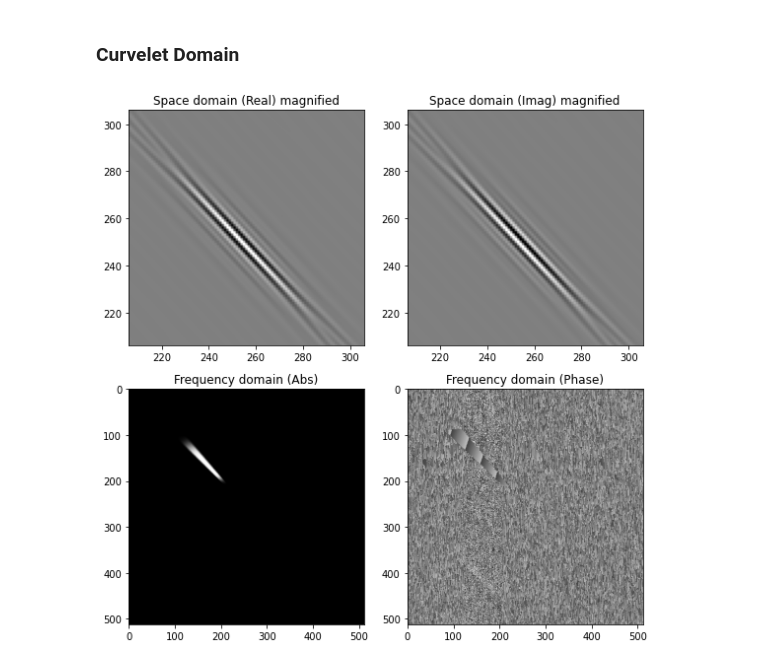
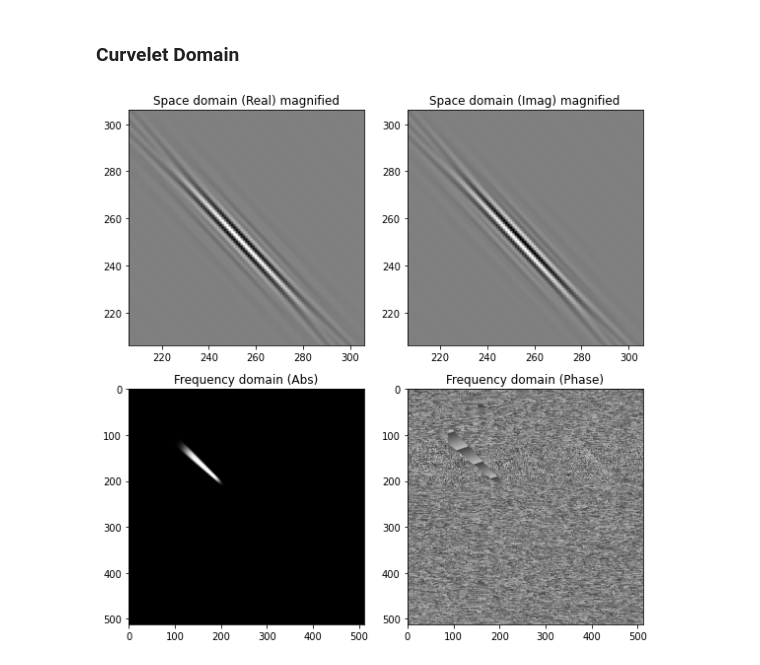
Before and after one commit to cako/PyCurvelabLops, a Jupyter notebook: examples/Demo_Single_Curvelet.ipynb, the cells around one changed output. Drawn from its saved outputs; the diff is of its cells as text; code cells hidden in the pictures.

```diff
--- a/examples/Demo_Single_Curvelet.ipynb
+++ b/examples/Demo_Single_Curvelet.ipynb
@@ -37,15 +37,15 @@ x_fk = np.fft.fftshift(x_fk)
 # %%
 # Visualize
 vmin, vmax = 0.8 * np.array([-1,1]) * np.abs(np.max(x))
 fig, ax = plt.subplots(2,2, figsize=(8,8))
 ax[0, 0].imshow(np.real(x.T), cmap='gray', vmin=vmin, vmax=vmax)
 ax[0, 1].imshow(np.imag(x.T), cmap='gray', vmin=vmin, vmax=vmax)
-ax[1, 0].imshow(np.abs(x_fk), cmap='gray', vmin=0)
-ax[1, 1].imshow(np.angle(x_fk, deg=True), cmap='gray', vmin=-180, vmax=180)
+ax[1, 0].imshow(np.abs(x_fk.T), cmap='gray', vmin=0)
+ax[1, 1].imshow(np.angle(x_fk.T, deg=True), cmap='gray', vmin=-180, vmax=180)
 ax[0, 0].set(xlim=(m//2 - 50, m//2 + 50), ylim=(n//2 - 50, n//2 + 50), title='Space domain (Real) magnified')
 ax[0, 1].set(xlim=(m//2 - 50, m//2 + 50), ylim=(n//2 - 50, n//2 + 50), title='Space domain (Imag) magnified')
 ax[1, 0].set(title='Frequency domain (Abs)')
 ax[1, 1].set(title='Frequency domain (Phase)')
 fig.tight_layout()
 # %% [output]
-[figure, old version]
+[figure, new version]
```
